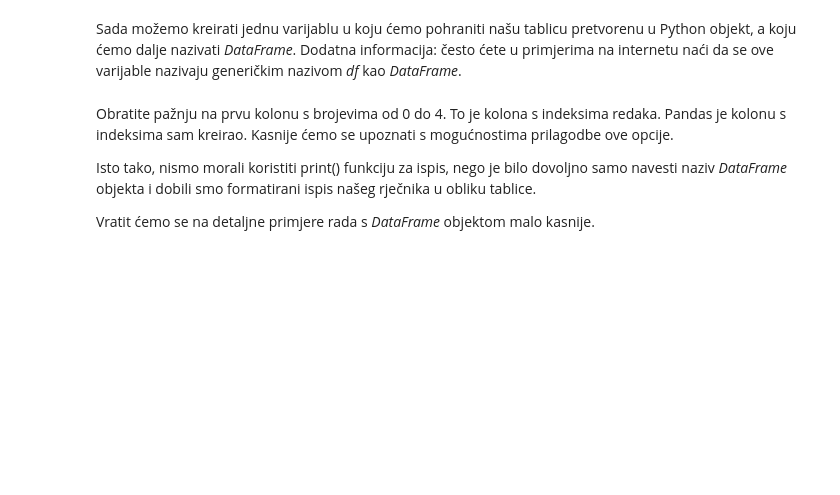
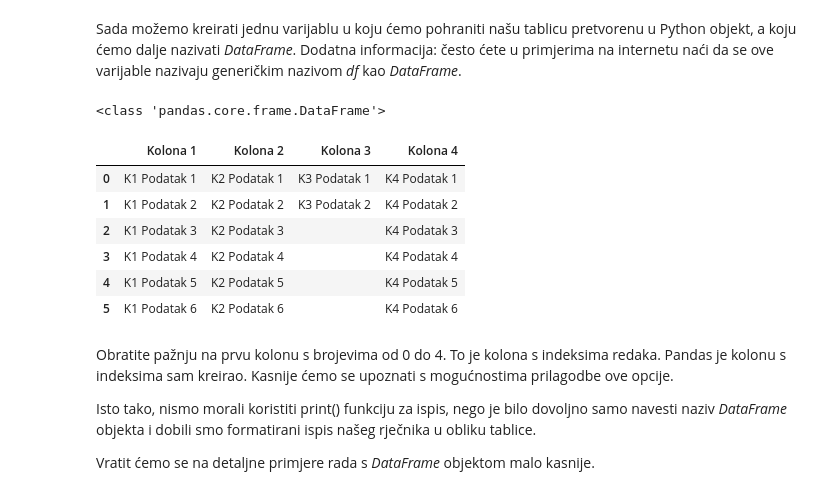
Before and after one commit to py-dev-algebra/py-jupyter-nb, a Jupyter notebook: 02 - Pandas/Pandas - Python modul za analizu podataka - Uvod, ucitavanje i normalizacija podataka.ipynb, the cells around one changed output. Drawn from its saved outputs; the diff is of its cells as text; code cells hidden in the pictures; blank space fills up the shorter version.

```diff
--- a/02 - Pandas/Pandas - Python modul za analizu podataka - Uvod, ucitavanje i normalizacija podataka.ipynb
+++ b/02 - Pandas/Pandas - Python modul za analizu podataka - Uvod, ucitavanje i normalizacija podataka.ipynb
@@ -50,7 +54,31 @@ Prvo ćemo uključiti Pandas biblioteku.
 # %% [markdown]
 **NAPOMENA:** Mi ćemo u ovom slučaju kreirati jednu varijablu tipa *dict* i od nje ćemo kreirati tablicu. Vrijednost ključeva rječnika koristit će se kao nazivi stupaca, a kao vrijednost ćemo imati liste čiji će elementi biti dodijeljeni u redove svakog stupca. **Neki elementi lista su namjerno izbačeni, odnosno neke liste imaju manji broj članova!**
+# %%
+data = {
+    'Kolona 1': ['K1 Podatak 1', 'K1 Podatak 2', 'K1 Podatak 3', 'K1 Podatak 4', 'K1 Podatak 5', 'K1 Podatak 6'],
+    'Kolona 2': ['K2 Podatak 1', 'K2 Podatak 2', 'K2 Podatak 3', 'K2 Podatak 4', 'K2 Podatak 5', 'K2 Podatak 6'],
+    'Kolona 3': ['K3 Podatak 1', 'K3 Podatak 2', '', '', '', ''],
+    'Kolona 4': ['K4 Podatak 1', 'K4 Podatak 2', 'K4 Podatak 3', 'K4 Podatak 4', 'K4 Podatak 5', 'K4 Podatak 6']
+}
 # %% [markdown]
 Sada možemo kreirati jednu varijablu u koju ćemo pohraniti našu tablicu pretvorenu u Python objekt, a koju ćemo dalje nazivati *DataFrame*. Dodatna informacija: često ćete u primjerima na internetu naći da se ove varijable nazivaju generičkim nazivom *df* kao *DataFrame*.
+# %%
+# Na Internetu je cesti naziv objekta df
+# df = pd.DataFrame(data)
+
+data_frame = pd.DataFrame(data)
+print(type(data_frame))
+
+data_frame
+# %% [output]
+<class 'pandas.core.frame.DataFrame'>
+|  | Kolona 1 | Kolona 2 | Kolona 3 | Kolona 4 |
+| 0 | K1 Podatak 1 | K2 Podatak 1 | K3 Podatak 1 | K4 Podatak 1 |
+| 1 | K1 Podatak 2 | K2 Podatak 2 | K3 Podatak 2 | K4 Podatak 2 |
+| 2 | K1 Podatak 3 | K2 Podatak 3 |  | K4 Podatak 3 |
+| 3 | K1 Podatak 4 | K2 Podatak 4 |  | K4 Podatak 4 |
+| 4 | K1 Podatak 5 | K2 Podatak 5 |  | K4 Podatak 5 |
+| 5 | K1 Podatak 6 | K2 Podatak 6 |  | K4 Podatak 6 |
 # %% [markdown]
 Obratite pažnju na prvu kolonu s brojevima od 0 do 4. To je kolona s indeksima redaka. Pandas je kolonu s indeksima sam kreirao. Kasnije ćemo se upoznati s mogućnostima prilagodbe ove opcije.
 
```
Also changed, not shown: parts of 4 cells of this notebook.
